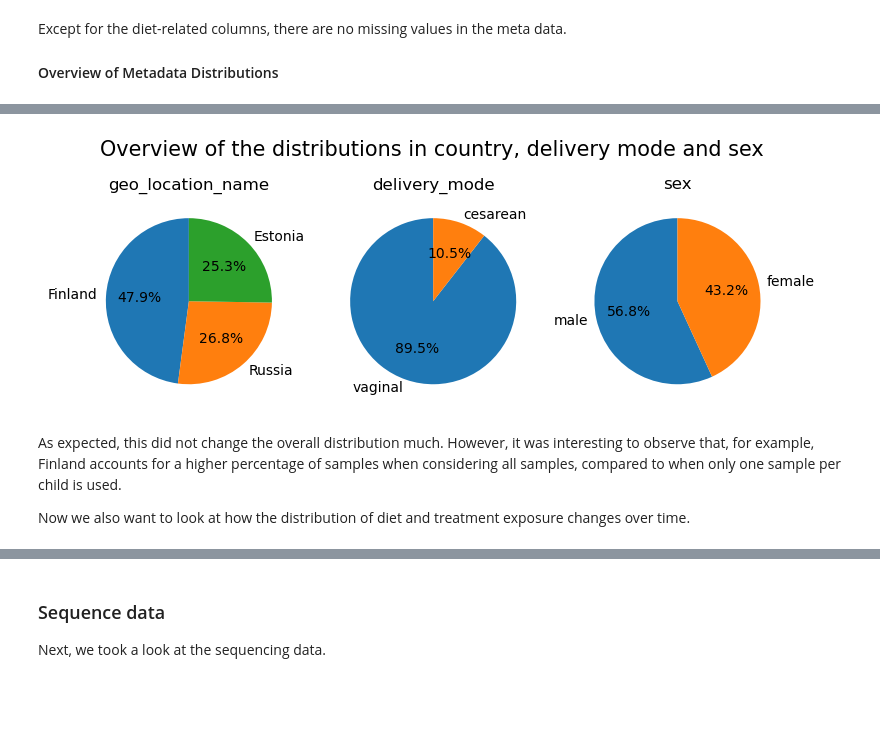
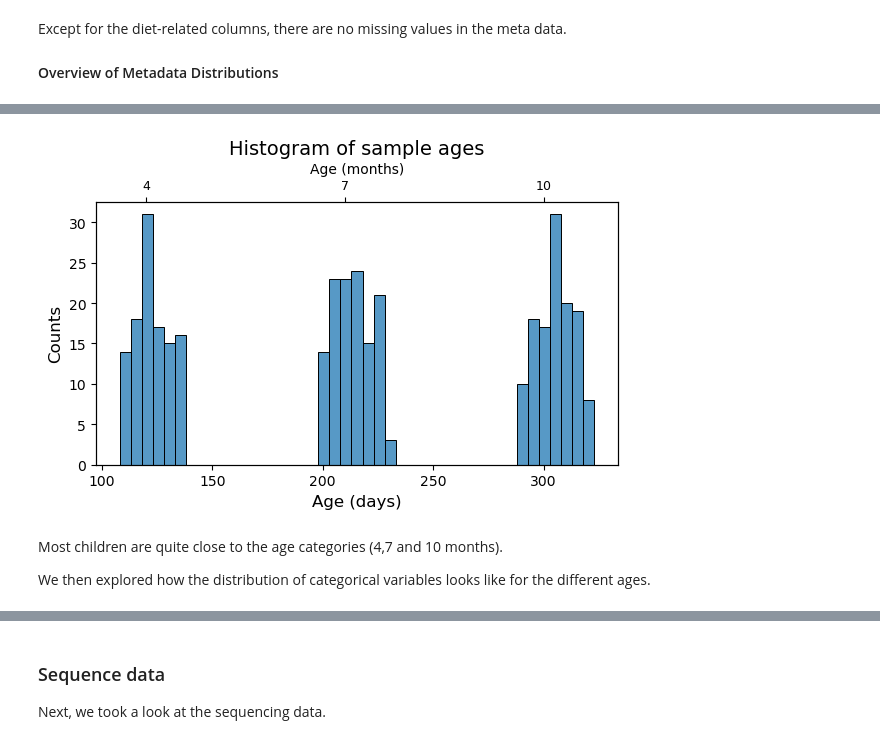
Before and after one commit to MasjaHoogendoorn/MicrobiomeAnalysis_TummyTribe, a Jupyter notebook: scripts/1_data_import_and_overview.ipynb, the cells around one changed output, grey strips where cells are left out. Drawn from its saved outputs; the diff is of its cells as text; code cells hidden in the pictures; blank space fills up the shorter version.

```diff
--- a/scripts/1_data_import_and_overview.ipynb
+++ b/scripts/1_data_import_and_overview.ipynb
@@ -245,25 +277,26 @@ Next, we focused on the columns that remain constant for each child across diffe
-# %%
-# Columns that should only use one sample per child
-unique_per_child_cols = ['geo_location_name', 'delivery_mode', 'sex']
-
-# Create a DataFrame with one row per child
-meta_unique = meta_merged.drop_duplicates(subset=['host_id'])
-
-fig, axes = plt.subplots(1, 3, figsize=(8, 3))
-axes = axes.flatten()
-fig.suptitle('Overview of the distributions in country, delivery mode and sex', fontsize=15)
-
-for i, col in enumerate(unique_per_child_cols):
-    # Include missing values as a separate category
-    counts = meta_unique[col].value_counts(dropna=False)
-    counts.index = counts.index.fillna('Missing')
-    # Create pie chart for each column
-    axes[i].pie(counts, labels=counts.index, autopct='%1.1f%%', startangle=90)
-    axes[i].set_title(col)
-plt.tight_layout()
-# %% [output]
-[figure, removed]
+# %%
+fig, ax = plt.subplots(figsize=(6,4))
+
+# Plot histogram using days
+sns.histplot(data=meta_merged, x='age_days', binwidth=5, ax=ax)
+
+# Primary x-axis: days (bottom)
+ax.set_xlabel("Age (days)", fontsize=12)
+ax.set_ylabel("Counts", fontsize=12)
+ax.set_title("Histogram of sample ages", fontsize=14)
+
+# Secondary x-axis: months (top)
+ax_top = ax.twiny()  # create a second axis on top
+ax_top.set_xlim(ax.get_xlim())  # match the same scale
+ax_top.set_xticks([4*30, 7*30, 10*30])  # positions in days
+ax_top.set_xticklabels([4, 7, 10], fontsize = 9)      # labels in months
+ax_top.set_xlabel("Age (months)", fontsize=10)
+
+plt.tight_layout()
+plt.show()
+# %% [output]
+[figure, added]
 # %% [markdown]
-As expected, this did not change the overall distribution much. However, it was interesting to observe that, for example, Finland accounts for a higher percentage of samples when considering all samples, compared to when only one sample per child is used.
+Most children are quite close to the age categories (4,7 and 10 months).
 
-Now we also want to look at how the distribution of diet and treatment exposure changes over time.
+We then explored how the distribution of categorical variables looks like for the different ages.
```
Also changed, not shown: parts of 21 cells of this notebook.
